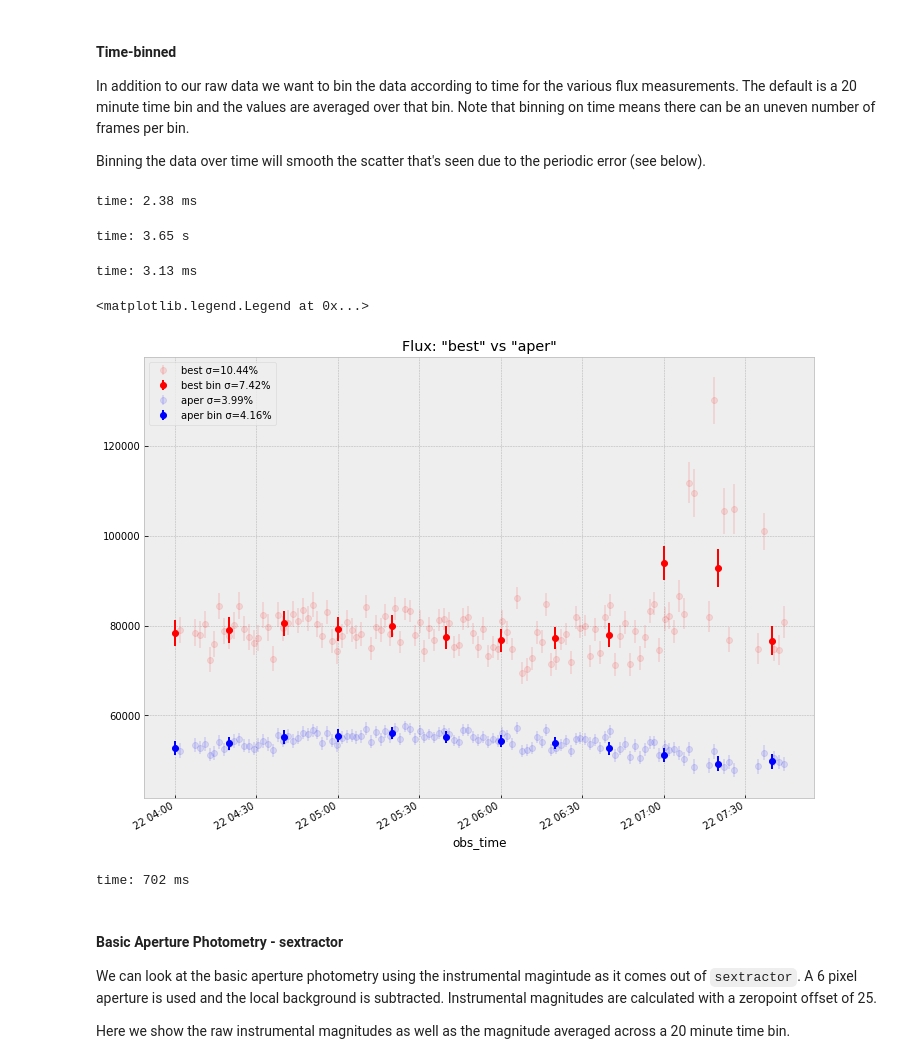
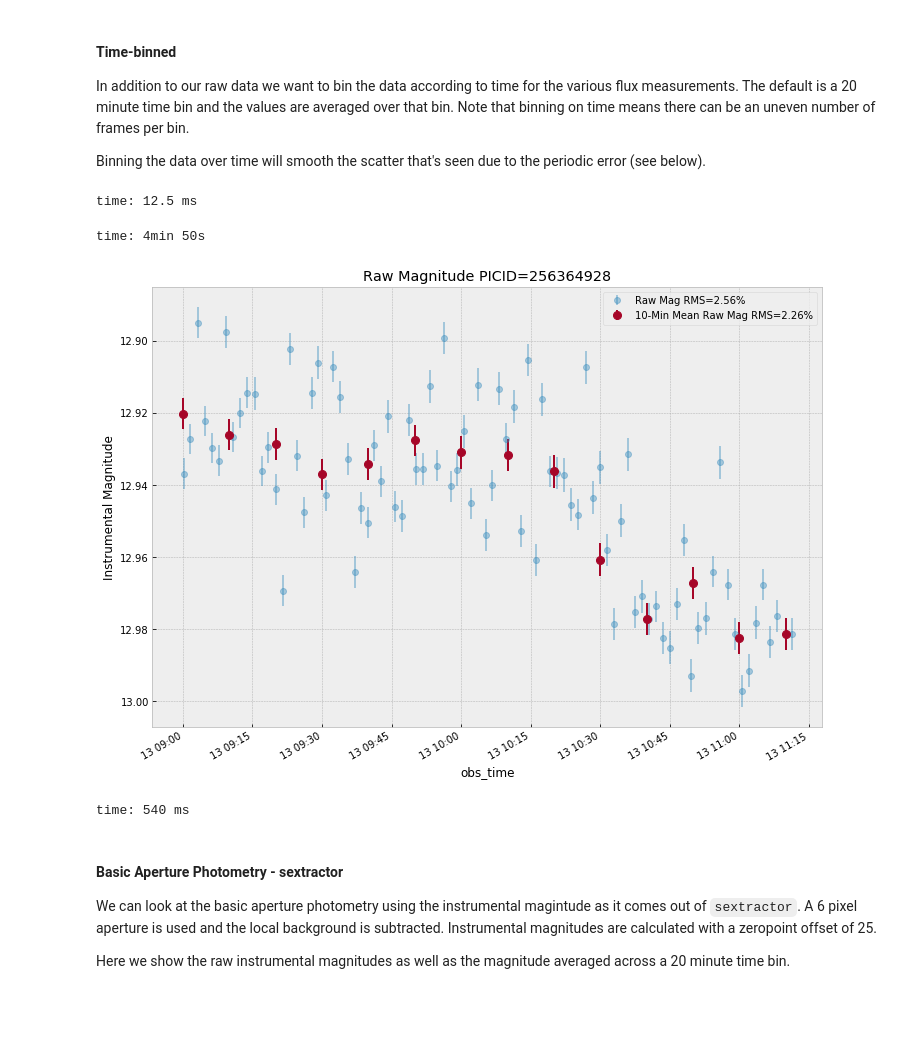
Before and after one commit to panoptes/panoptes-pipeline, a Jupyter notebook: notebooks/processing/PIAA-Examine-Target.ipynb, the cells around one changed output. Drawn from its saved outputs; the diff is of its cells as text; code cells hidden in the pictures; blank space fills up the shorter version.

```diff
--- a/notebooks/processing/PIAA-Examine-Target.ipynb
+++ b/notebooks/processing/PIAA-Examine-Target.ipynb
@@ -80,45 +120,22 @@ In addition to our raw data we want to bin the data according to time for the va
 
 Binning the data over time will smooth the scatter that's seen due to the periodic error (see below).
 # %%
-bin_minutes = 20
+bin_minutes = 10
 
-binned_sources = sources.groupby('picid').resample(f'{bin_minutes}T', level='obs_time')
+target_bin = target_table.resample(f'{bin_minutes}T').mean()
 # %% [output]
-time: 2.38 ms
+time: 12.5 ms
 # %%
 # Get the columns we want for time binning
 binned_flux = binned_sources.apply({
-    'mag_auto': np.mean,
-    'magerr_auto': np.mean,
+    'mag_best': np.mean,
+    'magerr_best': np.mean,
     'flux_best': np.mean,
     'fluxerr_best': np.mean,
     'flux_aper': np.mean,
     'fluxerr_aper': np.mean,
     'background': np.mean,
-    'snr': np.mean,
     'airmass': np.mean
 })
 # %% [output]
-time: 3.65 s
+time: 4min 50s
-# %%
-target_bin = binned_flux.loc[picid]
-# %% [output]
-time: 3.13 ms
-# %%
-plt.figure(figsize=(12, 9))
-std0 = target_bin.flux_best.std() / target_bin.flux_best.mean()
-std1 = target_table.flux_best.std() / target_table.flux_best.mean()
-target_table.flux_best.plot(yerr=target_table.fluxerr_best, ls='', marker='o', alpha=0.1, label=f'best σ={std1:.02%}', c='r')
-target_bin.flux_best.plot(yerr=target_bin.fluxerr_best, ls='', marker='o', label=f'best bin σ={std0:.02%}', c='r')
-
-std2 = target_bin.flux_aper.std() / target_bin.flux_aper.mean()
-std3 = target_table.flux_aper.std() / target_table.flux_aper.mean()
-target_table.flux_aper.plot(yerr=target_table.fluxerr_aper, ls='', marker='o', alpha=0.1,  label=f'aper σ={std3:.02%}', c='b')
-target_bin.flux_aper.plot(yerr=target_bin.fluxerr_aper, ls='', marker='o', label=f'aper bin σ={std2:.02%}', c='b')
-
-plt.title('Flux: "best" vs "aper"')
-plt.legend()
-# %% [output]
-<matplotlib.legend.Legend at 0x...>
-[figure, removed]
-time: 702 ms
@@ -125,3 +145,20 @@ time: 702 ms
+# %%
+plt.figure(figsize=(12, 9))
+target_table.mag_best.plot(ls='', marker='o', yerr=target_table.magerr_best, alpha=0.4, label=f'Raw Mag RMS={target_table.mag_best.std():.02%}')
+
+target_bin.mag_best.plot(
+                        ls='', marker='o', ms=8,
+                        yerr=target_bin.magerr_best,
+                        label=f'{bin_minutes}-Min Mean Raw Mag RMS={target_bin.mag_best.std():.02%}')
+
+plt.title(f'Raw Magnitude PICID={picid}')
+plt.ylabel('Instrumental Magnitude')
+plt.gca().invert_yaxis()
+plt.legend()
+plt.show()
+# %% [output]
+[figure, added]
+time: 540 ms
 # %% [markdown]
 #### Basic Aperture Photometry - sextractor
 
```
Also changed, not shown: parts of 34 cells of this notebook, 2 other files.
